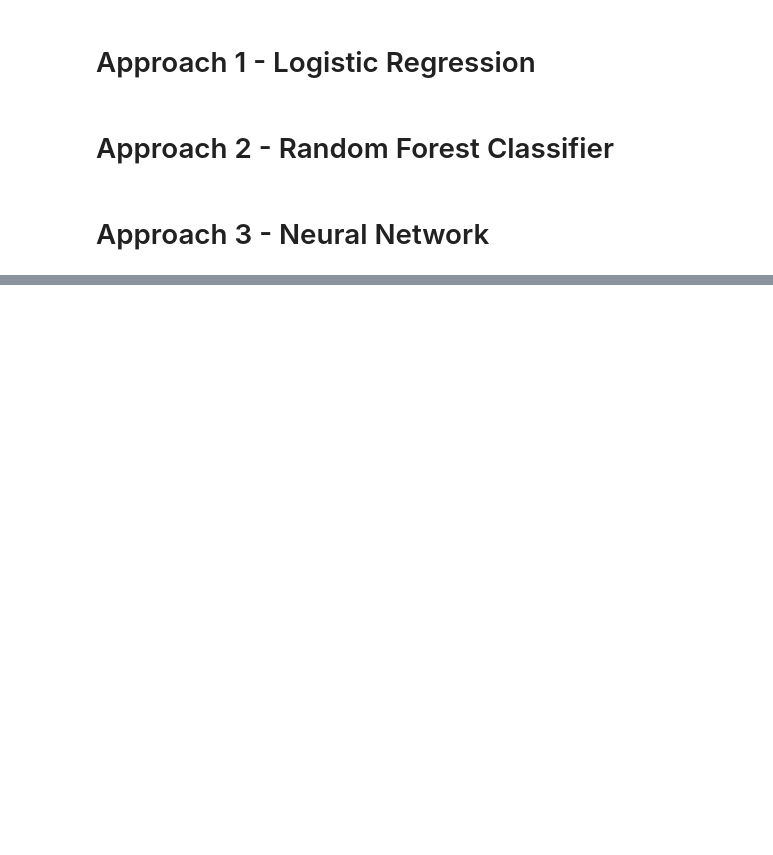
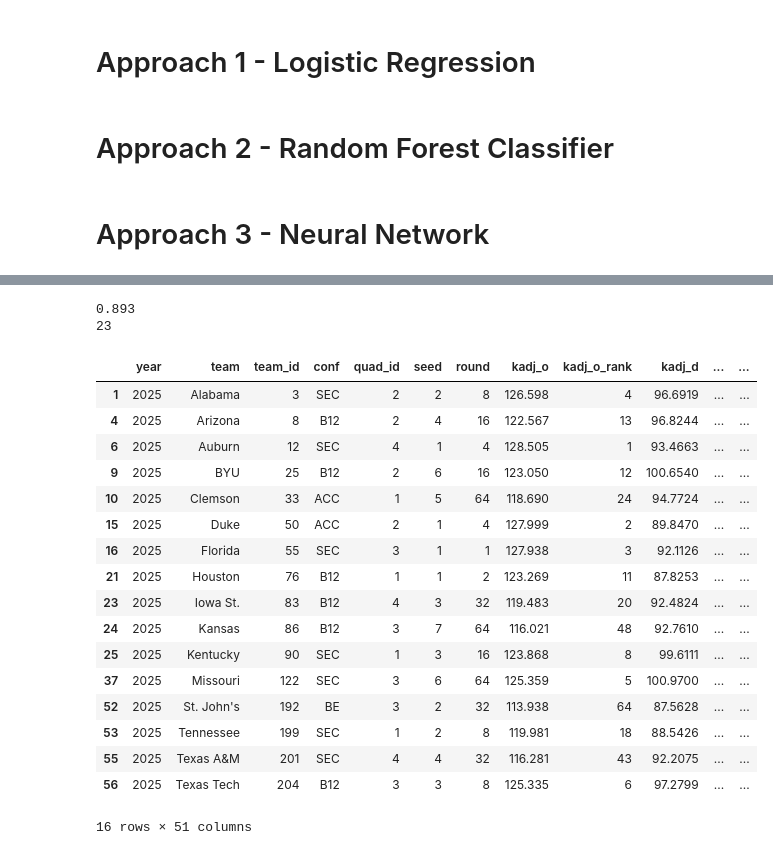
Before and after one commit to baywigg/DS3001Group, a Jupyter notebook: results.ipynb, the cells around one changed output, grey strips where cells are left out. Drawn from its saved outputs; the diff is of its cells as text; code cells hidden in the pictures; blank space fills up the shorter version.

```diff
--- a/results.ipynb
+++ b/results.ipynb
@@ -36,0 +108,28 @@ df
+# %%
+min_barthag = previous_winners['barthag'].min()
+min_barthag_rank = previous_winners['barthag_rank'].max()
+print(min_barthag)
+print(min_barthag_rank)
+df_2025 = df_2025[(df_2025['barthag'] >= min_barthag) & (df_2025['barthag_rank'] <= min_barthag_rank)]
+df_2025
+# %% [output]
+0.893
+23
+|  | year | team | team_id | conf | quad_id | seed | round | kadj_o | kadj_o_rank | kadj_d | ... | ... |
+| 1 | 2025 | Alabama | 3 | SEC | 2 | 2 | 8 | 126.598 | 4 | 96.6919 | ... | ... |
+| 4 | 2025 | Arizona | 8 | B12 | 2 | 4 | 16 | 122.567 | 13 | 96.8244 | ... | ... |
+| 6 | 2025 | Auburn | 12 | SEC | 4 | 1 | 4 | 128.505 | 1 | 93.4663 | ... | ... |
+| 9 | 2025 | BYU | 25 | B12 | 2 | 6 | 16 | 123.050 | 12 | 100.6540 | ... | ... |
+| 10 | 2025 | Clemson | 33 | ACC | 1 | 5 | 64 | 118.690 | 24 | 94.7724 | ... | ... |
+| 15 | 2025 | Duke | 50 | ACC | 2 | 1 | 4 | 127.999 | 2 | 89.8470 | ... | ... |
+| 16 | 2025 | Florida | 55 | SEC | 3 | 1 | 1 | 127.938 | 3 | 92.1126 | ... | ... |
+| 21 | 2025 | Houston | 76 | B12 | 1 | 1 | 2 | 123.269 | 11 | 87.8253 | ... | ... |
+| 23 | 2025 | Iowa St. | 83 | B12 | 4 | 3 | 32 | 119.483 | 20 | 92.4824 | ... | ... |
+| 24 | 2025 | Kansas | 86 | B12 | 3 | 7 | 64 | 116.021 | 48 | 92.7610 | ... | ... |
+| 25 | 2025 | Kentucky | 90 | SEC | 1 | 3 | 16 | 123.868 | 8 | 99.6111 | ... | ... |
+| 37 | 2025 | Missouri | 122 | SEC | 3 | 6 | 64 | 125.359 | 5 | 100.9700 | ... | ... |
+| 52 | 2025 | St. John's | 192 | BE | 3 | 2 | 32 | 113.938 | 64 | 87.5628 | ... | ... |
+| 53 | 2025 | Tennessee | 199 | SEC | 1 | 2 | 8 | 119.981 | 18 | 88.5426 | ... | ... |
+| 55 | 2025 | Texas A&M | 201 | SEC | 4 | 4 | 32 | 116.281 | 43 | 92.2075 | ... | ... |
+| 56 | 2025 | Texas Tech | 204 | B12 | 3 | 3 | 8 | 125.335 | 6 | 97.2799 | ... | ... |
+16 rows × 51 columns
```
Also changed, not shown: parts of 10 cells of this notebook, 2 other files.
